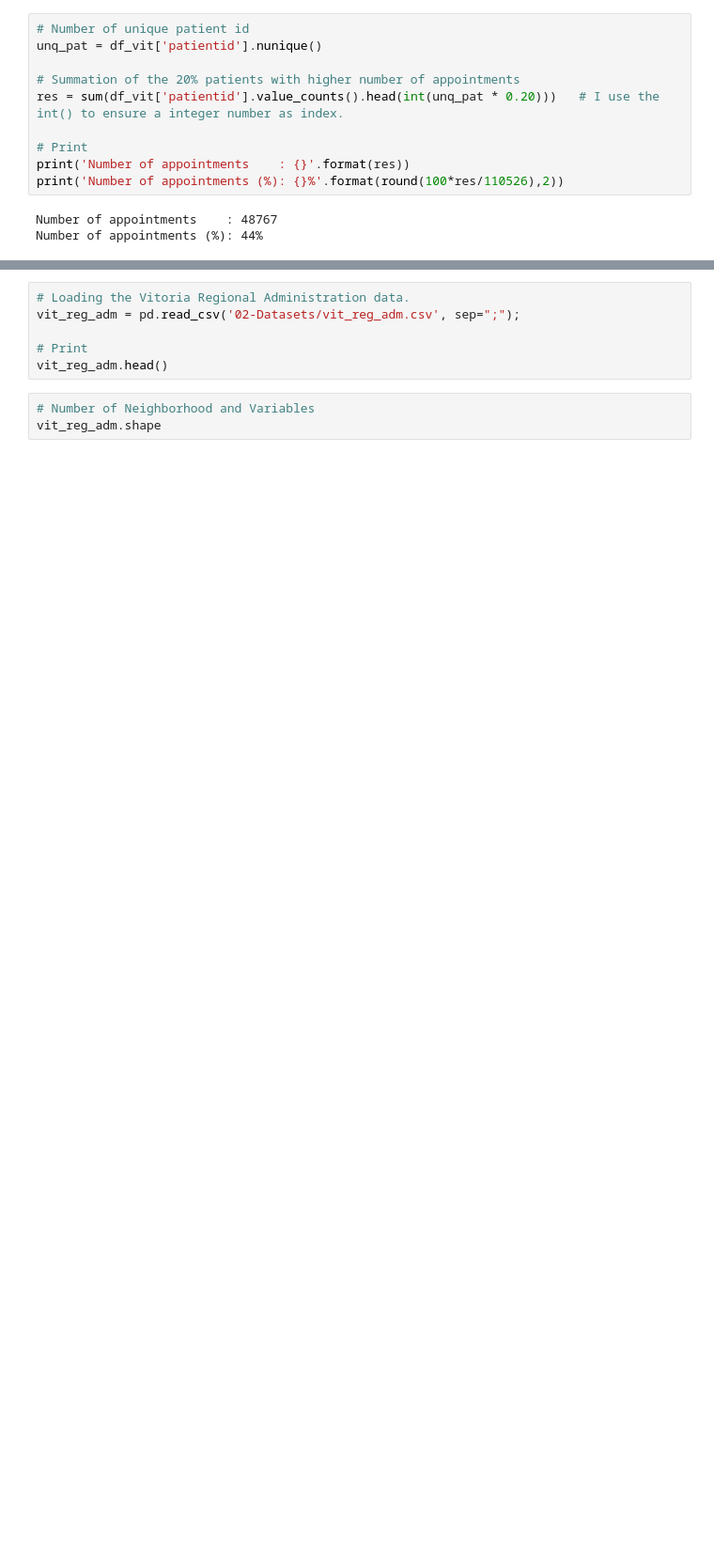
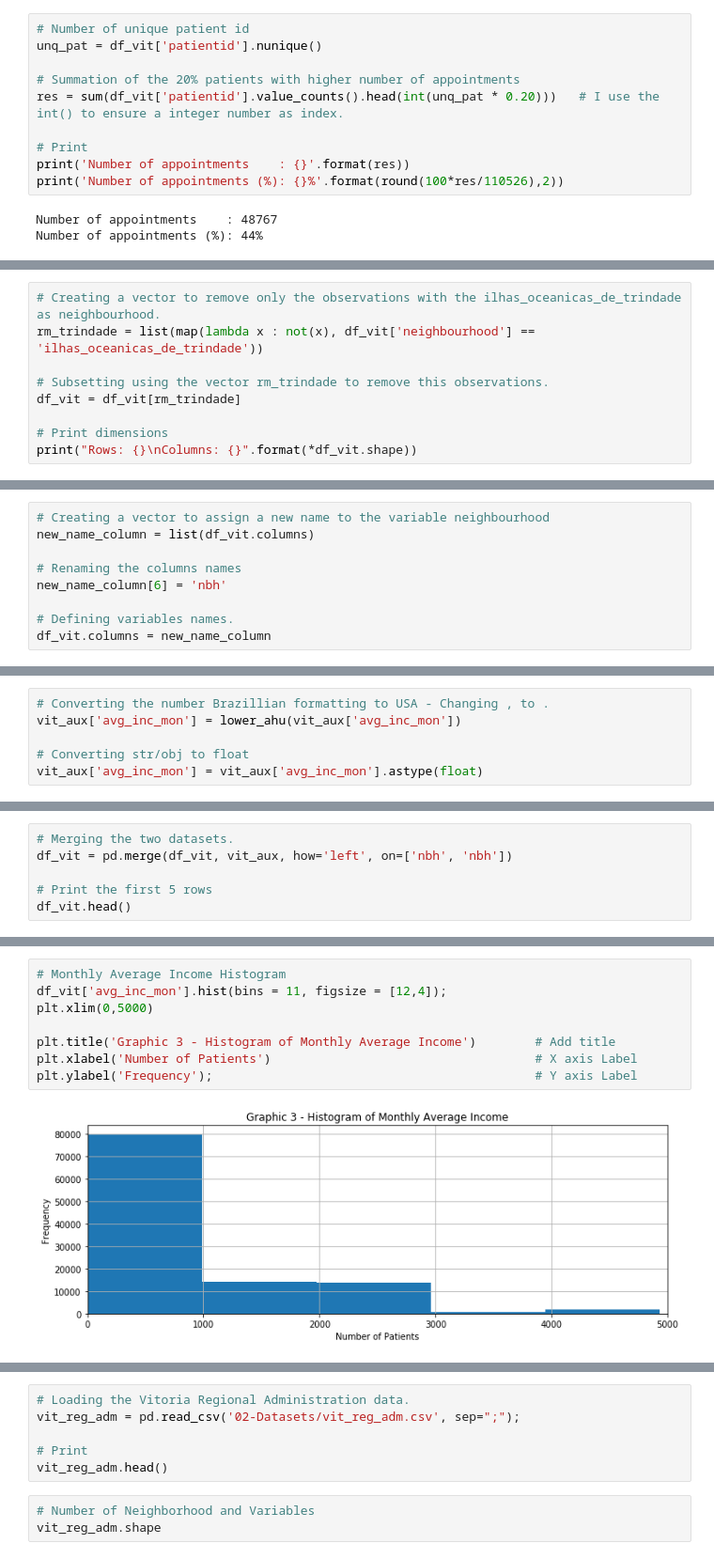
Before and after one commit to AndersonUyekita/ND110_data_science_foundations_01, a Jupyter notebook: 03-Part_03/01-Project/investigate-a-dataset-template.ipynb, the cells around one changed output, grey strips where cells are left out. Shown at 94% size. Cells and saved outputs as stored; diff of their text form; blank space fills up the shorter version.

```diff
--- a/03-Part_03/01-Project/investigate-a-dataset-template.ipynb
+++ b/03-Part_03/01-Project/investigate-a-dataset-template.ipynb
@@ -778,0 +934,9 @@ Keep in mind, in Brazil the "." is a separator of thousands, whereas "," a separ
+# %%
+# Creating a vector to remove only the observations with the ilhas_oceanicas_de_trindade as neighbourhood.
+rm_trindade = list(map(lambda x : not(x), df_vit['neighbourhood'] == 'ilhas_oceanicas_de_trindade'))
+
+# Subsetting using the vector rm_trindade to remove this observations.
+df_vit = df_vit[rm_trindade]
+
+# Print dimensions
+print("Rows: {}\nColumns: {}".format(*df_vit.shape))
@@ -778,0 +955,9 @@ Keep in mind, in Brazil the "." is a separator of thousands, whereas "," a separ
+# %%
+# Creating a vector to assign a new name to the variable neighbourhood
+new_name_column = list(df_vit.columns)
+
+# Renaming the columns names
+new_name_column[6] = 'nbh'
+
+# Defining variables names.
+df_vit.columns = new_name_column
@@ -778,0 +982,6 @@ Keep in mind, in Brazil the "." is a separator of thousands, whereas "," a separ
+# %%
+# Converting the number Brazillian formatting to USA - Changing , to .
+vit_aux['avg_inc_mon'] = lower_ahu(vit_aux['avg_inc_mon'])
+
+# Converting str/obj to float
+vit_aux['avg_inc_mon'] = vit_aux['avg_inc_mon'].astype(float)
@@ -778,0 +994,6 @@ Keep in mind, in Brazil the "." is a separator of thousands, whereas "," a separ
+# %%
+# Merging the two datasets.
+df_vit = pd.merge(df_vit, vit_aux, how='left', on=['nbh', 'nbh'])
+
+# Print the first 5 rows
+df_vit.head()
@@ -778,0 +1057,10 @@ Keep in mind, in Brazil the "." is a separator of thousands, whereas "," a separ
+# %%
+# Monthly Average Income Histogram
+df_vit['avg_inc_mon'].hist(bins = 11, figsize = [12,4]);
+plt.xlim(0,5000)
+
+plt.title('Graphic 3 - Histogram of Monthly Average Income')        # Add title
+plt.xlabel('Number of Patients')                                    # X axis Label
+plt.ylabel('Frequency');                                            # Y axis Label
+# %% [output]
+[figure, added]
```
Also changed, not shown: parts of 131 cells of this notebook, 2 other files.
